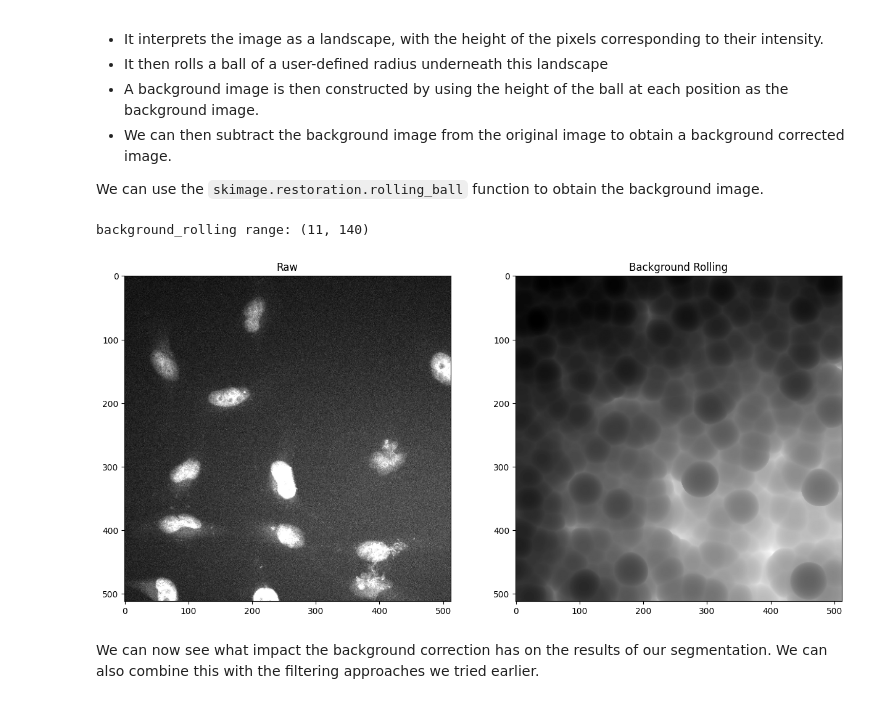
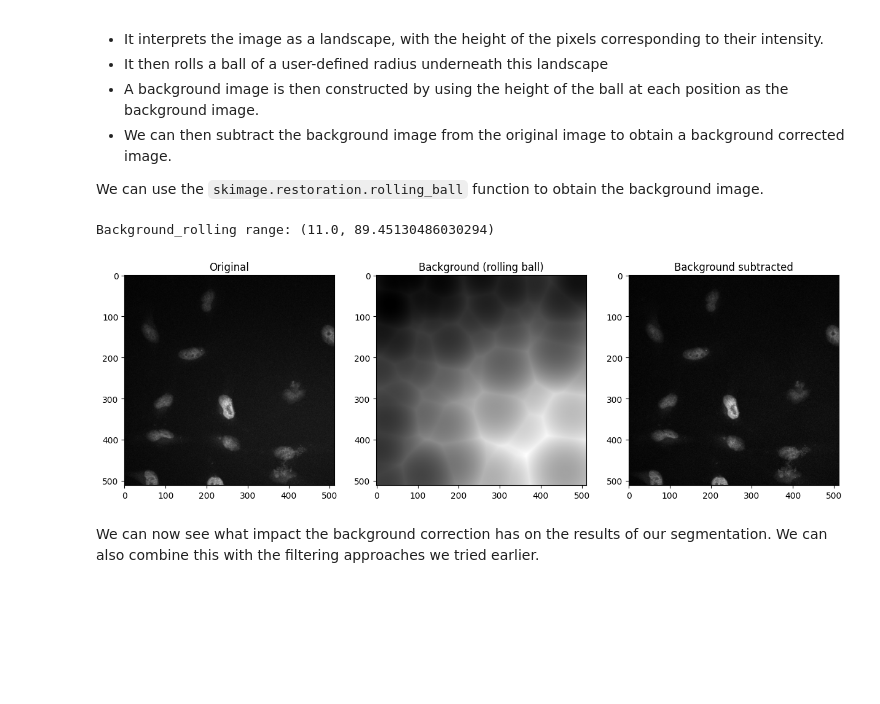
Before and after one commit to DeVosLab/P2N2025, a Jupyter notebook: 03_image-processing.ipynb, the cells around one changed output. Drawn from its saved outputs; the diff is of its cells as text; code cells hidden in the pictures; blank space fills up the shorter version.

```diff
--- a/03_image-processing.ipynb
+++ b/03_image-processing.ipynb
@@ -61,14 +81,15 @@ We will work with the DAPI channel, which stains the nuclei. This is channel 2 i
 from bioio import BioImage
 
 # Define the path to the image file
-img_path = "/content/sample_data/hela_prolongdiamond_dapi_tubulin-af488_mitochondria-af568_40x.czi"
+image_path = "/content/hela_prolongdiamond_dapi_tubulin-af488_mitochondria-af568_40x.czi"
 
 # Define a BioImage object
-img = BioImage(img_path)  # selects the first scene found
+img = BioImage(image_path)
+img.set_scene(1)
 img_scale = [img.physical_pixel_sizes.Z, img.physical_pixel_sizes.Y, img.physical_pixel_sizes.X]
 
 # Get the raw data as a numpy array
 nuclei_channel = 2 # DAPI channel
-nuclei_data = img.get_image_data("CZYX", T=0, C=nuclei_channel)  # returns 4D CZYX numpy array
+nuclei_data = img.get_image_data("ZYX", T=0, C=nuclei_channel).astype(float)  # returns 4D CZYX numpy array
 print(f'Data type: {type(nuclei_data)}')
 print(f'Numpy array shape: {nuclei_data.shape}')
@@ -185,24 +218,24 @@ We can use the `skimage.restoration.rolling_ball` function to obtain the backgro
 # %%
 from skimage.restoration import rolling_ball
 
 # Obtain the background image using the rolling ball algorithm
-background_rolling = rolling_ball(noisy_nuclei, radius=30)
+background_rolling = rolling_ball(noisy_nuclei, radius=200)
 print(f"Background_rolling range: ({np.min(background_rolling)}, {np.max(background_rolling)})")
 
 # Subtract the background from the original image
 nuclei_rolling = noisy_nuclei - background_rolling
 
 fig, axes = plt.subplots(1, 3, figsize=(15,10))
-axes[0].imshow(noisy_nuclei, vmin=0, vmax=600, cmap=cmap)
+axes[0].imshow(noisy_nuclei, vmin=noisy_nuclei.min(), vmax=noisy_nuclei.max(), cmap=cmap)
 axes[0].set_title("Original")
-axes[1].imshow(background_rolling, vmin=np.min(background_rolling), vmax=np.max(background_rolling), cmap=cmap)
+axes[1].imshow(background_rolling, vmin=background_rolling.min(), vmax=background_rolling.max(), cmap=cmap)
 axes[1].set_title("Background (rolling ball)")
-axes[2].imshow(nuclei_rolling, vmin=0, vmax=600, cmap=cmap)
+axes[2].imshow(nuclei_rolling, vmin=nuclei_rolling.min(), vmax=nuclei_rolling.max(), cmap=cmap)
 axes[2].set_title("Background subtracted")
 plt.show()
 # %% [output]
-background_rolling range: (11, 140)
+Background_rolling range: (11.0, 89.45130486030294)
-[figure, old version]
+[figure, new version]
 # %% [markdown]
 We can now see what impact the background correction has on the results of our segmentation. We can also combine this with the filtering approaches we tried earlier.
 # %%
```
Also changed, not shown: parts of 14 cells of this notebook.
